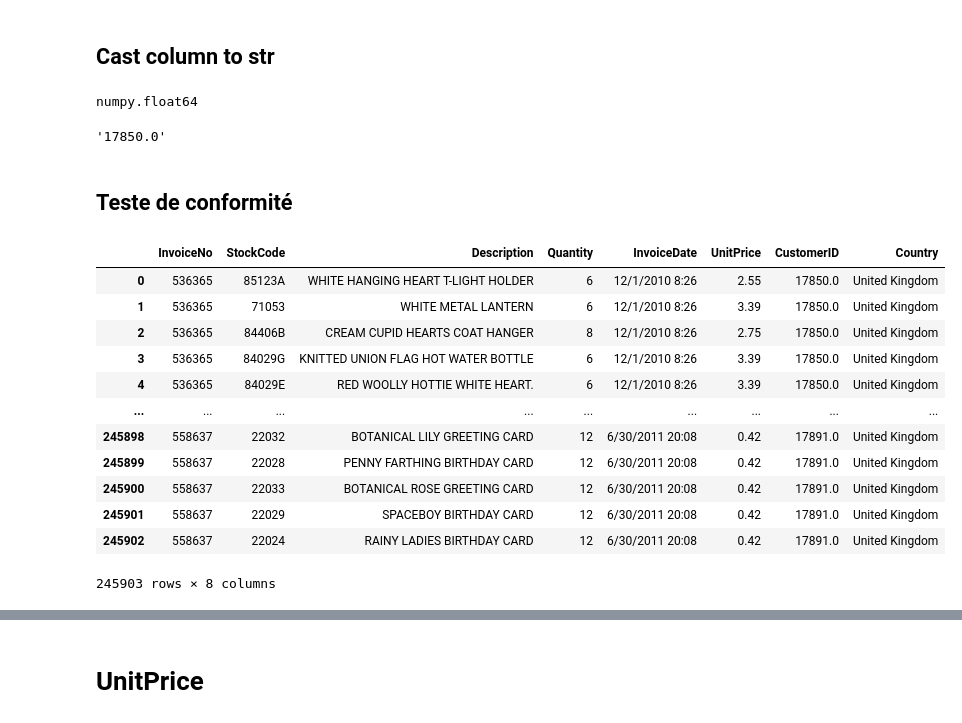
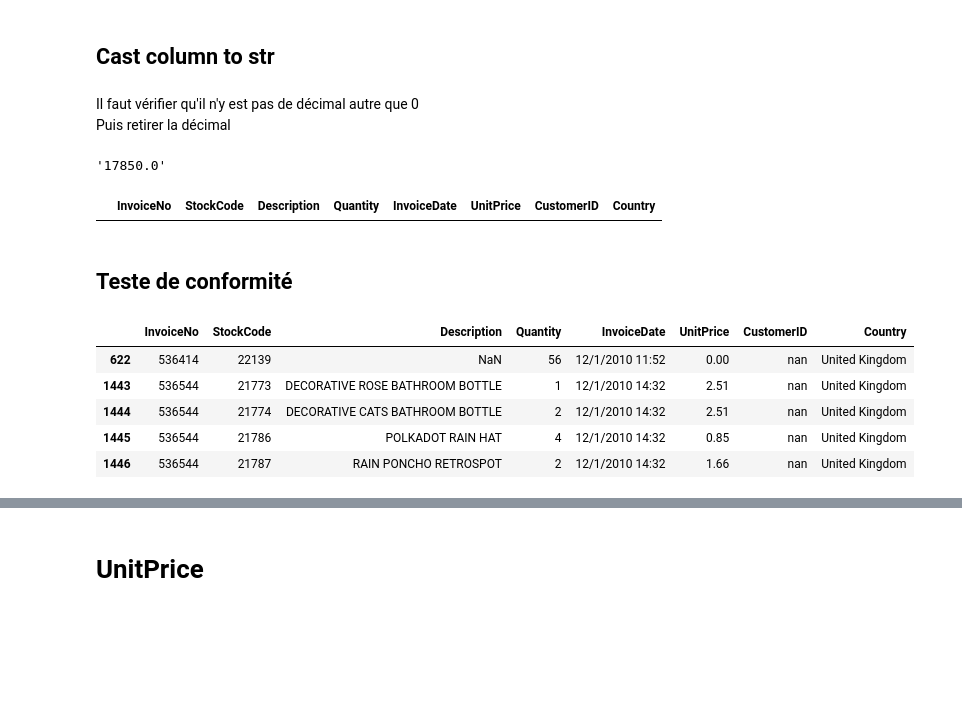
Before and after one commit to DevIA05/1C, a Jupyter notebook: ressource/ETL/script.ipynb, the cells around one changed output, grey strips where cells are left out. Drawn from its saved outputs; the diff is of its cells as text; code cells hidden in the pictures; blank space fills up the shorter version.

```diff
--- a/ressource/ETL/script.ipynb
+++ b/ressource/ETL/script.ipynb
@@ -6,6 +6,7 @@ import pandas as pd
 # Importation des données
 # %%
 df = pd.read_csv('../data/data2010-2011s1.csv', encoding="unicode_escape")
+cdf = df.copy()
 # %% [markdown]
 # Information sur les des données
 # %%
@@ -89,32 +91,30 @@ unsp.head()
 # CustomerID
 # %% [markdown]
 ## Cast column to str
-# %%
-type(df['CustomerID'][0])
-# %% [output]
-numpy.float64
+# %% [markdown]
+Il faut vérifier qu'il n'y est pas de décimal autre que 0
+Puis retirer la décimal
 # %%
-df["CustomerID"] = df["CustomerID"].map(str)
+cdf["CustomerID"] = df["CustomerID"].astype(str) #.replace('\.\d+', '', regex=True)
 type(df['CustomerID'][0])
-df['CustomerID'][0]
+cdf['CustomerID'][0]
 # %% [output]
 '17850.0'
+# %%
+cdf[cdf['CustomerID'].str.match("\.[1-9]") == True]
+# %% [output]
+|  | InvoiceNo | StockCode | Description | Quantity | InvoiceDate | UnitPrice | CustomerID | Country |
+# %%
+cdf["CustomerID"] = df["CustomerID"].astype(str).replace('\.\d+', '', regex=True)
 # %% [markdown]
 ## Teste de conformité
 # %%
-df[df['CustomerID'].str.match("^\d{5}$") == False]
+cdf[cdf['CustomerID'].str.match("^\d{5}$") == False].head()
 # %% [output]
 |  | InvoiceNo | StockCode | Description | Quantity | InvoiceDate | UnitPrice | CustomerID | Country |
-| 0 | 536365 | 85123A | WHITE HANGING HEART T-LIGHT HOLDER | 6 | 12/1/2010 8:26 | 2.55 | 17850.0 | United Kingdom |
-| 1 | 536365 | 71053 | WHITE METAL LANTERN | 6 | 12/1/2010 8:26 | 3.39 | 17850.0 | United Kingdom |
-| 2 | 536365 | 84406B | CREAM CUPID HEARTS COAT HANGER | 8 | 12/1/2010 8:26 | 2.75 | 17850.0 | United Kingdom |
-| 3 | 536365 | 84029G | KNITTED UNION FLAG HOT WATER BOTTLE | 6 | 12/1/2010 8:26 | 3.39 | 17850.0 | United Kingdom |
-| 4 | 536365 | 84029E | RED WOOLLY HOTTIE WHITE HEART. | 6 | 12/1/2010 8:26 | 3.39 | 17850.0 | United Kingdom |
-| ... | ... | ... | ... | ... | ... | ... | ... | ... |
-| 245898 | 558637 | 22032 | BOTANICAL LILY GREETING CARD | 12 | 6/30/2011 20:08 | 0.42 | 17891.0 | United Kingdom |
-| 245899 | 558637 | 22028 | PENNY FARTHING BIRTHDAY CARD | 12 | 6/30/2011 20:08 | 0.42 | 17891.0 | United Kingdom |
-| 245900 | 558637 | 22033 | BOTANICAL ROSE GREETING CARD | 12 | 6/30/2011 20:08 | 0.42 | 17891.0 | United Kingdom |
-| 245901 | 558637 | 22029 | SPACEBOY BIRTHDAY CARD | 12 | 6/30/2011 20:08 | 0.42 | 17891.0 | United Kingdom |
-| 245902 | 558637 | 22024 | RAINY LADIES BIRTHDAY CARD | 12 | 6/30/2011 20:08 | 0.42 | 17891.0 | United Kingdom |
+| 622 | 536414 | 22139 | NaN | 56 | 12/1/2010 11:52 | 0.00 | nan | United Kingdom |
+| 1443 | 536544 | 21773 | DECORATIVE ROSE BATHROOM BOTTLE | 1 | 12/1/2010 14:32 | 2.51 | nan | United Kingdom |
+| 1444 | 536544 | 21774 | DECORATIVE CATS BATHROOM BOTTLE | 2 | 12/1/2010 14:32 | 2.51 | nan | United Kingdom |
+| 1445 | 536544 | 21786 | POLKADOT RAIN HAT | 4 | 12/1/2010 14:32 | 0.85 | nan | United Kingdom |
+| 1446 | 536544 | 21787 | RAIN PONCHO RETROSPOT | 2 | 12/1/2010 14:32 | 1.66 | nan | United Kingdom |
-245903 rows × 8 columns
 # %%
```
Also changed, not shown: parts of 15 cells of this notebook, 1 other file.
